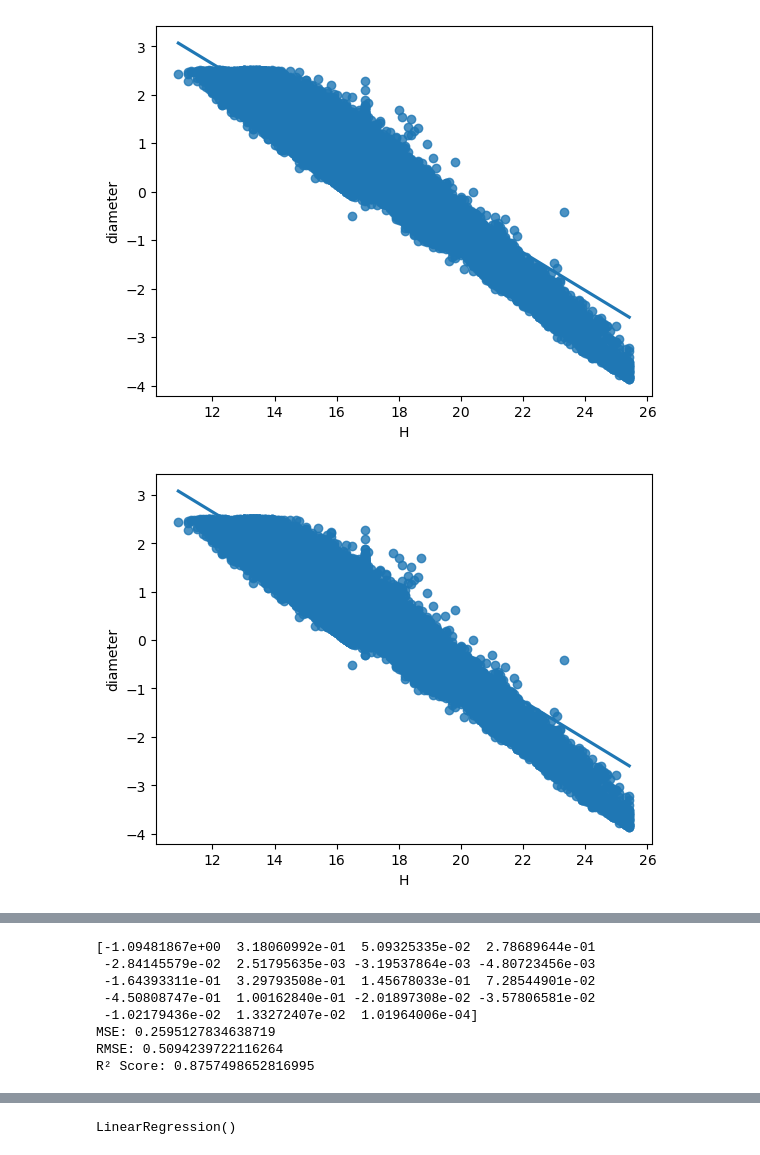
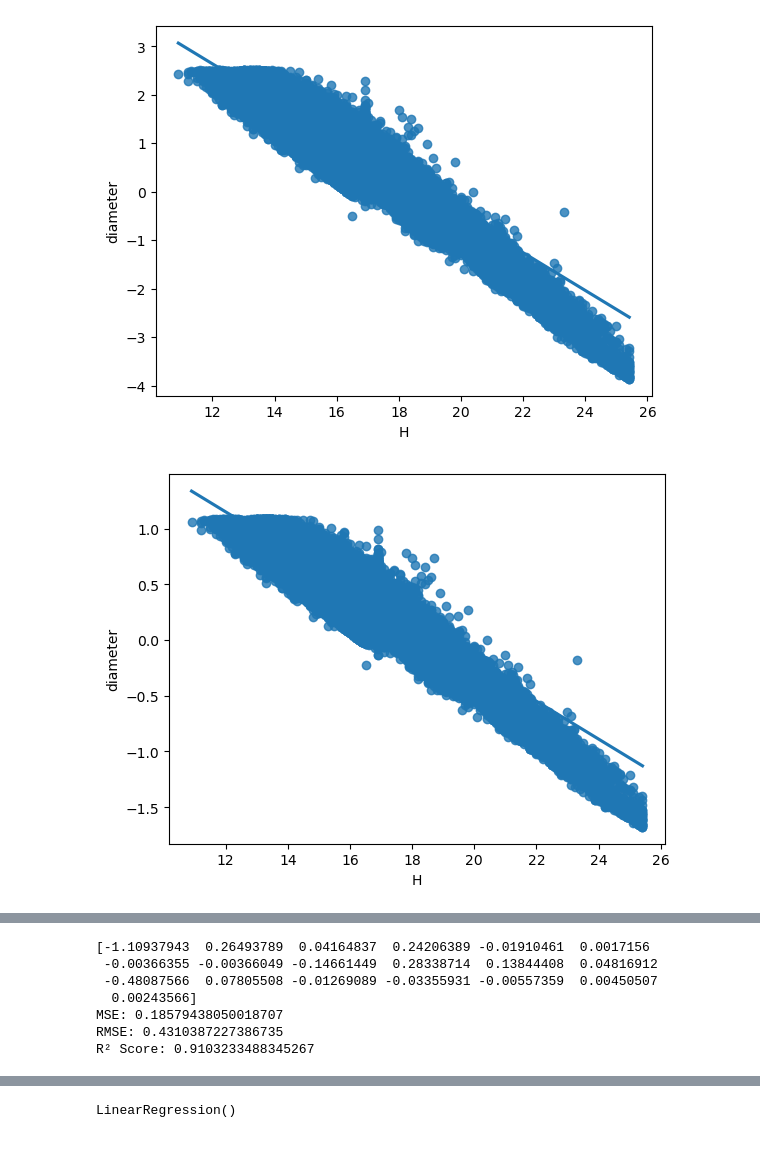
Before and after one commit to a-fazaelipoor/search_regression_annealing, a Jupyter notebook: Linear_Regression/sdg.ipynb, the cells around one changed output, grey strips where cells are left out. Saved outputs shown, nothing was run; the diff lists cells and outputs as text; code cells hidden in the pictures.

```diff
--- a/Linear_Regression/sdg.ipynb
+++ b/Linear_Regression/sdg.ipynb
@@ -102,10 +102,10 @@ plt.show()
 # %% [output]
 [figure]
 # %%
-sns.regplot(data = df , x=df["H"] , y = np.log(df["diameter"]))
+sns.regplot(data = df , x=df["H"] , y = np.log10(df["diameter"]))
 plt.show()
 # %% [output]
-[figure, old version]
+[figure, new version]
 # %%
 super_cleaner_version.describe()
 # %% [output]
@@ -172,7 +174,6 @@ def gradian_desent(learning_rate , parameter_vector , batch_size , batch_size_in
 n_epochs =100
 
 super_cleaner_version1 = super_cleaner_version1.sample(frac= 1 , random_state= 42).reset_index(drop = True)
-super_cleaner_version1["H"] = np.log(super_cleaner_version1["H"])
 
 x = super_cleaner_version1.drop(columns=["diameter" , "full_name"])
 y = super_cleaner_version1["diameter"]
@@ -246,14 +247,13 @@ print("MSE:", mse)
 print("RMSE:", rmse)
 print("R² Score:", r2)
 # %% [output]
-[-1.09481867e+00  3.18060992e-01  5.09325335e-02  2.78689644e-01
- -2.84145579e-02  2.51795635e-03 -3.19537864e-03 -4.80723456e-03
- -1.64393311e-01  3.29793508e-01  1.45678033e-01  7.28544901e-02
- -4.50808747e-01  1.00162840e-01 -2.01897308e-02 -3.57806581e-02
- -1.02179436e-02  1.33272407e-02  1.01964006e-04]
-MSE: 0.2595127834638719
-RMSE: 0.5094239722116264
-R² Score: 0.8757498652816995
+[-1.10937943  0.26493789  0.04164837  0.24206389 -0.01910461  0.0017156
+ -0.00366355 -0.00366049 -0.14661449  0.28338714  0.13844408  0.04816912
+ -0.48087566  0.07805508 -0.01269089 -0.03355931 -0.00557359  0.00450507
+  0.00243566]
+MSE: 0.18579438050018707
+RMSE: 0.4310387227386735
+R² Score: 0.9103233488345267
 # %%
 
 loss_df = loss_df = pd.DataFrame({
```
Also changed, not shown: parts of 3 cells of this notebook.
